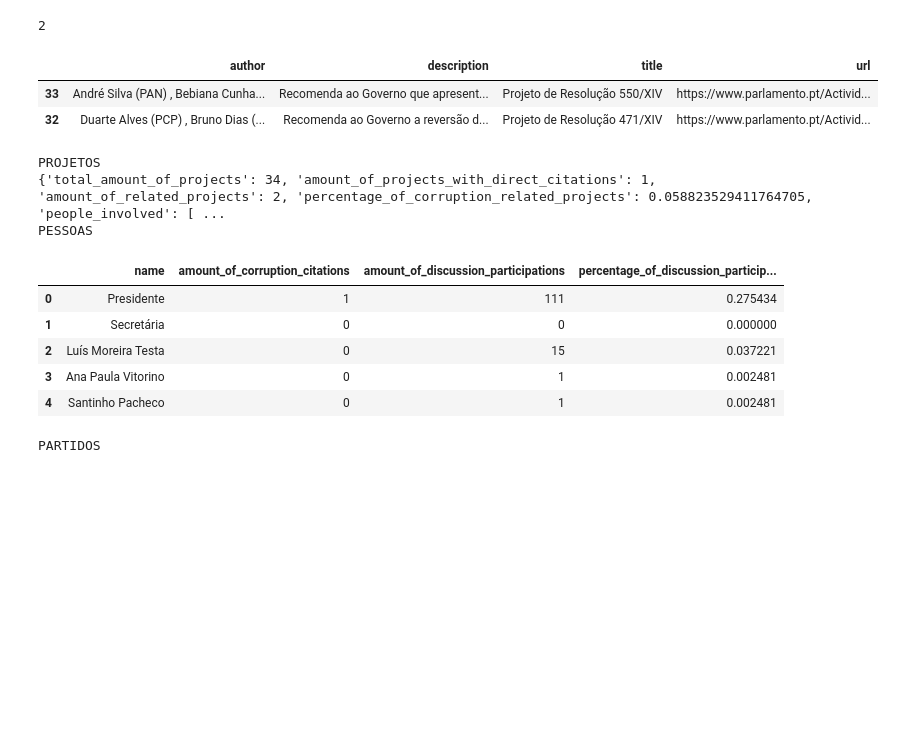
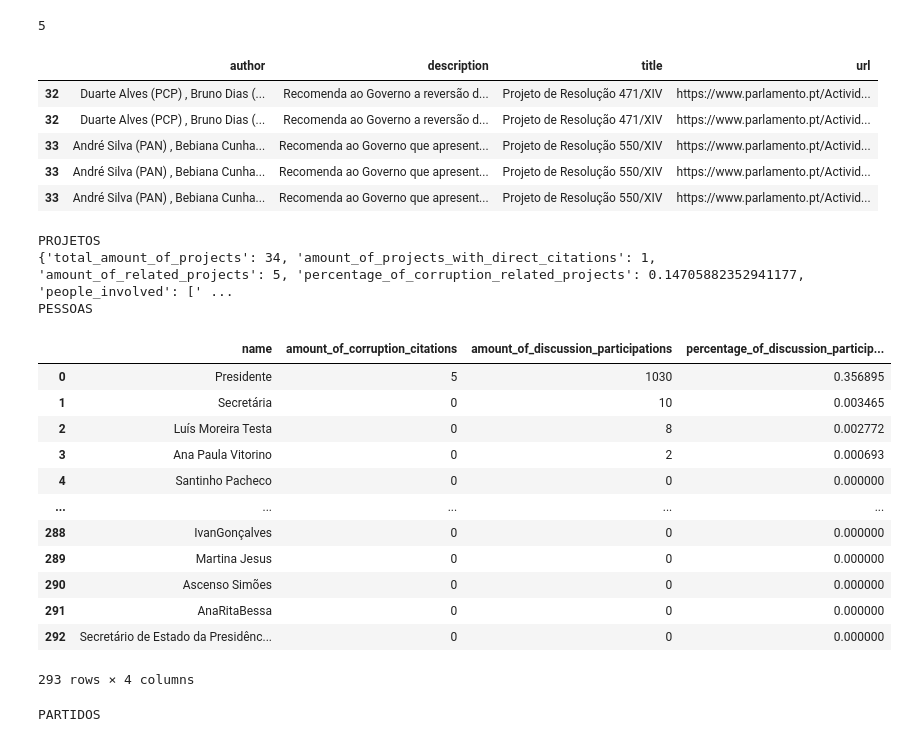
Before and after one commit to aseidelo/NLPolitica, a Jupyter notebook: notebooks/coruption_citations.ipynb, the cells around one changed output. Drawn from its saved outputs; the diff is of its cells as text; code cells hidden in the pictures; blank space fills up the shorter version.

```diff
--- a/notebooks/coruption_citations.ipynb
+++ b/notebooks/coruption_citations.ipynb
@@ -6,7 +6,7 @@ import re
 
 data_path = '../data/'
 projects_file = 'projetos_assembleia.csv'
-dialogs_file = 'dialog_lines_with_discussion_topics_EXAMPLE.csv'
+dialogs_file = 'dialog_lines_database.csv'
 #corruption_words = ['corrupto', 'corrupta', 'corrupção']
 corruption_words = ['corrup']
 # %%
@@ -51,0 +43,29 @@ dialogs.head()
+# %%
+subjects = []
+last_subject = 'declarações políticas 0'
+last_transcript = 'DAR-001'
+j = 1
+for i in range(len(dialogs['Text'])):
+    name = dialogs['Person'][i]
+    text = dialogs['Text'][i]
+    transcript = dialogs['Transcript'][i]
+    if(transcript != last_transcript):
+        j = 0
+        last_transcript = transcript
+    lower_text = text.lower()
+    if name == 'Presidente':
+        if('declaraç' in lower_text):
+            last_subject = 'declarações políticas {}'.format(j)
+            j = j + 1
+        elif ('projeto de ' in lower_text and '/' in lower_text):
+            positions = [m.start() for m in re.finditer('Projeto de', text)]
+            last_subject = ''
+            k = 0
+            for position in positions:
+                if (k == 0):
+                    last_subject = text[position:text.find('/', position)+4].replace('n.º ', '')
+                last_subject = last_subject + ', ' + text[position:text.find('/', position)+4].replace('n.º ', '')
+                k = k + 1
+    subjects.append(last_subject)
+dialogs['Subject'] = subjects
+dialogs
@@ -141,10 +195,13 @@ projects_related_to_corruption = get_related_projects(dialogs_with_corruption_ci
 print(len(projects_related_to_corruption))
 projects_related_to_corruption.head()
 # %% [output]
-2
+5
 |  | author | description | title | url |
+| 32 | Duarte Alves (PCP) , Bruno Dias (... | Recomenda ao Governo a reversão d... | Projeto de Resolução 471/XIV | https://www.parlamento.pt/Activid... |
+| 32 | Duarte Alves (PCP) , Bruno Dias (... | Recomenda ao Governo a reversão d... | Projeto de Resolução 471/XIV | https://www.parlamento.pt/Activid... |
 | 33 | André Silva (PAN) , Bebiana Cunha... | Recomenda ao Governo que apresent... | Projeto de Resolução 550/XIV | https://www.parlamento.pt/Activid... |
-| 32 | Duarte Alves (PCP) , Bruno Dias (... | Recomenda ao Governo a reversão d... | Projeto de Resolução 471/XIV | https://www.parlamento.pt/Activid... |
+| 33 | André Silva (PAN) , Bebiana Cunha... | Recomenda ao Governo que apresent... | Projeto de Resolução 550/XIV | https://www.parlamento.pt/Activid... |
+| 33 | André Silva (PAN) , Bebiana Cunha... | Recomenda ao Governo que apresent... | Projeto de Resolução 550/XIV | https://www.parlamento.pt/Activid... |
 # %%
 def generate_statistics(all_dialogs, direct_citations_dialogs, related_dialogs, projects, direct_citations_projects, related_projects):
     people_statistics = {'name' : [],
@@ -164,40 +221,47 @@ def generate_statistics(all_dialogs, direct_citations_dialogs, related_dialogs,
     total_participations = len(dialogs_related_to_corruption)
     for name in people_statistics['name']:
         people_statistics['amount_of_corruption_citations'].append(len(direct_citations_dialogs.loc[direct_citations_dialogs['Person'] == name]))
         people_statistics['amount_of_discussion_participations'].append(len(dialogs_related_to_corruption.loc[dialogs_related_to_corruption['Person'] == name]))
         people_statistics['percentage_of_discussion_participations'].append(float(people_statistics['amount_of_discussion_participations'][-1])/total_participations)
     # PARTIES
     party_statistics['name'] = dialogs['Party'].unique()
     for name in party_statistics['name']:
         party_statistics['amount_of_corruption_citations'].append(len(direct_citations_dialogs.loc[direct_citations_dialogs['Party'] == name]))
         party_statistics['amount_of_discussion_participations'].append(len(dialogs_related_to_corruption.loc[dialogs_related_to_corruption['Party'] == name]))
     # PROJECTS
     projects_statistics['amount_of_related_projects'] = len(projects_related_to_corruption)
     projects_statistics['amount_of_projects_with_direct_citations'] = len(projects_with_corruption_citations)
     projects_statistics['total_amount_of_projects'] = len(projects)
     projects_statistics['percentage_of_corruption_related_projects'] = float(projects_statistics['amount_of_related_projects'])/projects_statistics['total_amount_of_projects']
     for authors_list in projects_related_to_corruption['author'].unique():
         for author in authors_list.split(','):
             if(author not in projects_statistics['people_involved']):
                 projects_statistics['people_involved'].append(author)
     return pd.DataFrame.from_dict(people_statistics), pd.DataFrame.from_dict(party_statistics), projects_statistics
 
 people_statistics, party_statistics, projects_statistics = generate_statistics(dialogs, dialogs_with_corruption_citations, dialogs_related_to_corruption, projects, projects_with_corruption_citations, projects_related_to_corruption)
 
 print('PROJETOS')
 print(projects_statistics)
 print('PESSOAS')
-people_statistics.head()
+people_statistics
 # %% [output]
 PROJETOS
-{'total_amount_of_projects': 34, 'amount_of_projects_with_direct_citations': 1, 'amount_of_related_projects': 2, 'percentage_of_corruption_related_projects': 0.058823529411764705, 'people_involved': [ ...
+{'total_amount_of_projects': 34, 'amount_of_projects_with_direct_citations': 1, 'amount_of_related_projects': 5, 'percentage_of_corruption_related_projects': 0.14705882352941177, 'people_involved': [' ...
 PESSOAS
 |  | name | amount_of_corruption_citations | amount_of_discussion_participations | percentage_of_discussion_particip... |
-| 0 | Presidente | 1 | 111 | 0.275434 |
-| 1 | Secretária | 0 | 0 | 0.000000 |
-| 2 | Luís Moreira Testa | 0 | 15 | 0.037221 |
-| 3 | Ana Paula Vitorino | 0 | 1 | 0.002481 |
-| 4 | Santinho Pacheco | 0 | 1 | 0.002481 |
+| 0 | Presidente | 5 | 1030 | 0.356895 |
+| 1 | Secretária | 0 | 10 | 0.003465 |
+| 2 | Luís Moreira Testa | 0 | 8 | 0.002772 |
+| 3 | Ana Paula Vitorino | 0 | 2 | 0.000693 |
+| 4 | Santinho Pacheco | 0 | 0 | 0.000000 |
+| ... | ... | ... | ... | ... |
+| 288 | IvanGonçalves | 0 | 0 | 0.000000 |
+| 289 | Martina Jesus | 0 | 0 | 0.000000 |
+| 290 | Ascenso Simões | 0 | 0 | 0.000000 |
+| 291 | AnaRitaBessa | 0 | 0 | 0.000000 |
+| 292 | Secretário de Estado da Presidênc... | 0 | 0 | 0.000000 |
+293 rows × 4 columns
 # %%
 print('PARTIDOS')
 party_statistics.head()
```
Also changed, not shown: parts of 7 cells of this notebook.
